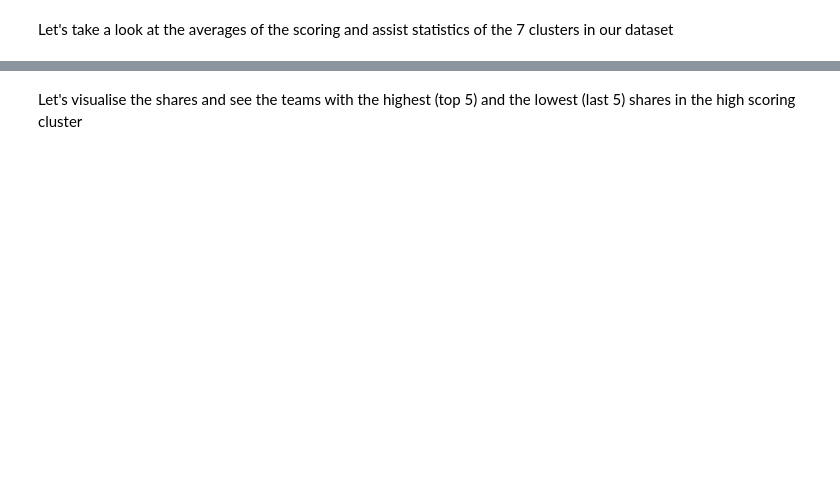
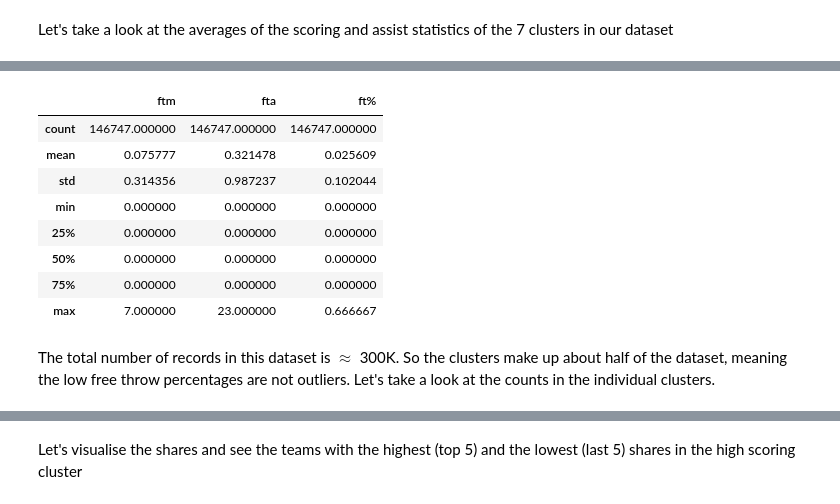
Before and after one commit to Blunt10K/NBA, a Jupyter notebook: notebooks/analysis.ipynb, the cells around one changed output, grey strips where cells are left out. Saved outputs shown, nothing was run; the diff lists cells and outputs as text; code cells hidden in the pictures; blank space fills up the shorter version.

Commit message:
investigate cluster 6

```diff
--- a/notebooks/analysis.ipynb
+++ b/notebooks/analysis.ipynb
@@ -229,0 +276,14 @@ The highest scoring cluster (label 2) has an average if 20.4 points. These playe
+# %%
+bad_ft_groups.drop('prediction','pm3','pa3').toPandas().describe()
+# %% [output]
+|  | ftm | fta | ft% |
+| count | 146747.000000 | 146747.000000 | 146747.000000 |
+| mean | 0.075777 | 0.321478 | 0.025609 |
+| std | 0.314356 | 0.987237 | 0.102044 |
+| min | 0.000000 | 0.000000 | 0.000000 |
+| 25% | 0.000000 | 0.000000 | 0.000000 |
+| 50% | 0.000000 | 0.000000 | 0.000000 |
+| 75% | 0.000000 | 0.000000 | 0.000000 |
+| max | 7.000000 | 23.000000 | 0.666667 |
+# %% [markdown]
+The total number of records in this dataset is $\approx$ 300K. So the clusters make up about half of the dataset, meaning the low free throw percentages are not outliers. Let's take a look at the counts in the individual clusters.
```
Also changed, not shown: parts of 24 cells of this notebook, 3 other files.
